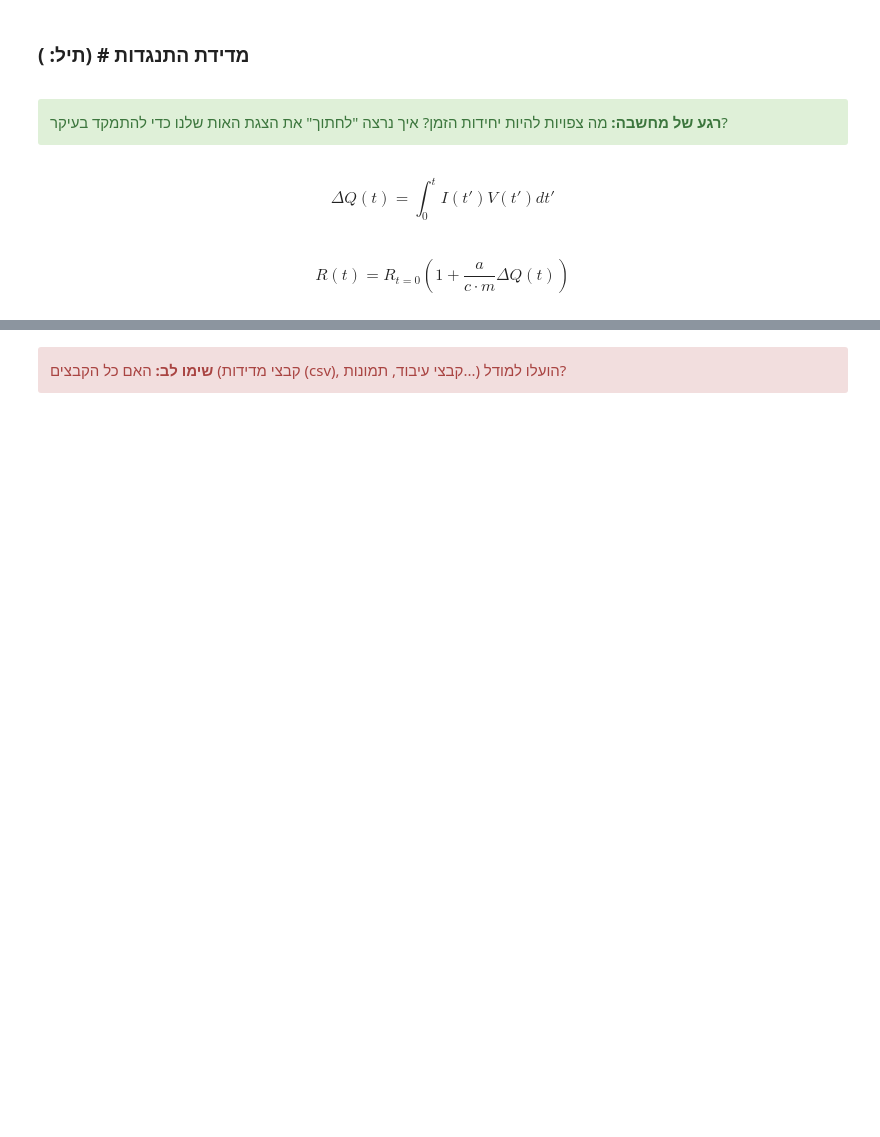
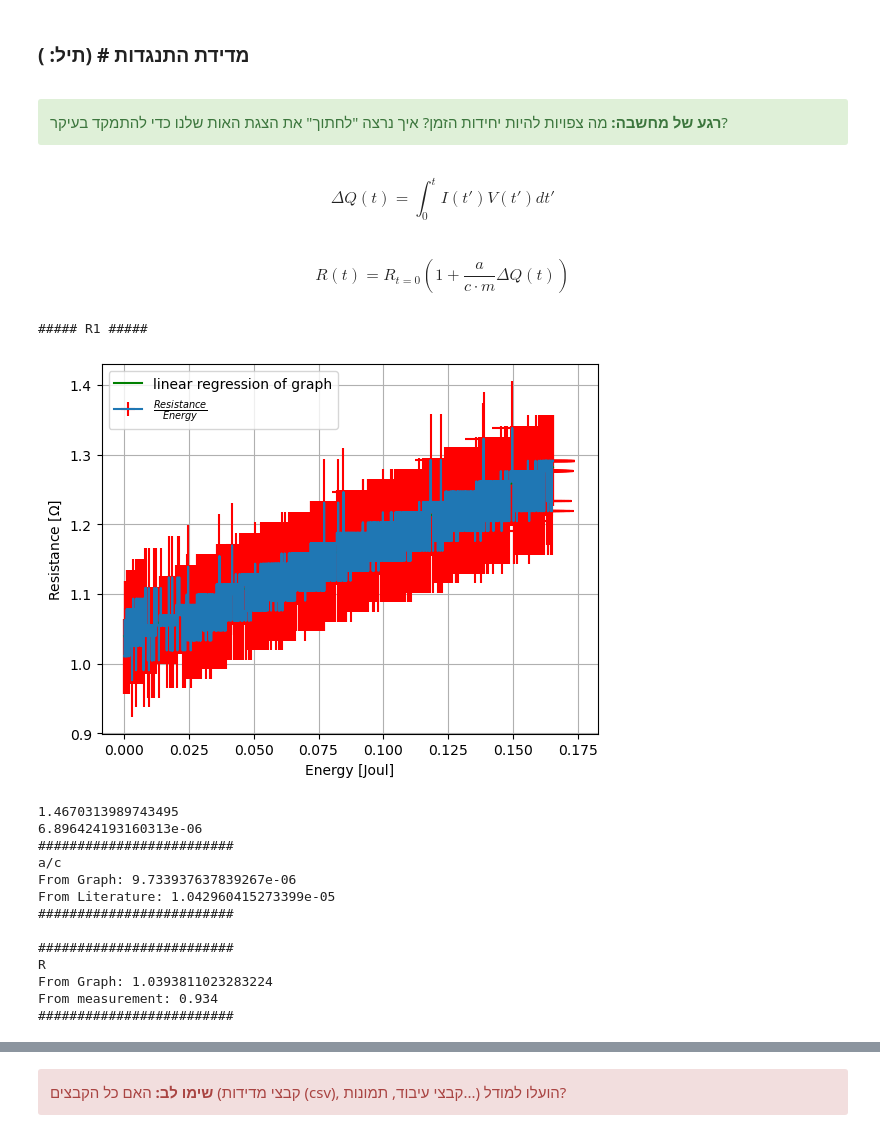
Before and after one commit to eranShalev/Resistance_Lab, a Jupyter notebook: Lab2_Resistance_LogBook_Arad_Eran.ipynb, the cells around one changed output, grey strips where cells are left out. Cells and saved outputs as stored; diff of their text form; code cells hidden in the pictures; blank space fills up the shorter version.

```diff
--- a/Lab2_Resistance_LogBook_Arad_Eran.ipynb
+++ b/Lab2_Resistance_LogBook_Arad_Eran.ipynb
@@ -217,6 +222,8 @@ def importData(filename):
     data = np.loadtxt(filename, delimiter=',', skiprows=59, usecols=[3,4,5])
     filtered_data = data[data[:, 1] >= 1]
     t, Vx, Vy = filtered_data.T
+
+    t = abs(np.min(t)) + t
 
     return t, Vx, Vy
 
@@ -230,7 +237,6 @@ def get_current_and_voltage(Vx, Vy):
 
     voltage_dict = { "value": V, "error": V_err }
     current_dict = { "value": I, "error": I_err}
-
     return current_dict, voltage_dict
 
 
@@ -239,7 +245,6 @@ def get_energy(I, V, t):
     Q_err = cumulative_trapezoid(np.sqrt(np.power(V["value"] * I["error"], 2) + np.power(I["value"] * V["error"], 2)), t, initial=0)
 
     Q_dict = { "value": Q, "error": Q_err }
-
     return Q_dict
 
 
@@ -250,16 +255,4 @@ def get_resistance(I, V):
 
     R_dict = { "value": R, "error": R_err }
     return R_dict
-
-
-def get_resistance_by_params(Q, roh, a, c, m):
-    print(k, k_err)
-    R = k * (1 + ((a * Q["value"]) / (c * m)))
-    R_err = np.sqrt(np.power((1 + ((a * Q["value"]) / (c * m))) * k_err * k_err, 2) + np.power(k * a / (c * m) * Q["error"], 2))
-
-    R_dict = { "value": R, "error": R_err }
-
-    print(R_dict)
-
-    return R_dict
 # %%
@@ -300,31 +286,49 @@ def IVRE(t, Vx, Vy, metal_type, roh=0):
 # %%
 ### Measurement of R1
 print("##### R1 #####")
 
 t, Vx, Vy = importData("Measurements//R1.CSV")
 I, V, R, E = IVRE(t, Vx, Vy, "co")
 
 plt.figure()
 
 # Resistance as a function of energy
-plt.plot(E["value"], R["value"], 'b', label="$\\frac{Resistance}{Energy}$")
+plt.errorbar(x=E["value"], y=R["value"], xerr=E["error"], yerr=R["error"], ecolor='r', label="$\\frac{Resistance}{Energy}$")
 
 
 plt.xlabel("Energy [Joul]")
 plt.ylabel("Resistance [$\\Omega$]")
 
+
 # Linear Regression of graph
-
-# fit = linregress(E["value"], R["value"])
-# slope, intercept, rvalue = fit.slope, fit.intercept, fit.rvalue
-# plt.plot(E["value"], E["value"] * slope + intercept, 'r', label='linear regression of graph')
+fit = linregress(E["value"], R["value"])
+slope, intercept = fit.slope, fit.intercept
+plt.plot(E["value"], E["value"] * slope + intercept, 'g',  label='linear regression of graph')
 
 plt.grid()
 plt.legend()
 plt.show()
 
 
-# print("#########################", f"\nFrom Graph: {slope * wire_surface / wire_length * mass_Cu}\nFrom Literature: {alpha_lit_Cu/hc_lit_Cu}", "\n#########################")
+print("#########################", "\na/c" f"\nFrom Graph: {slope  * mass_Cu / intercept}\nFrom Literature: {alpha_lit_Cu/hc_lit_Cu}", "\n#########################\n")
+
+print("#########################", "\nR" f"\nFrom Graph: {intercept}\nFrom measurement: {R_1}", "\n#########################")
+# %% [output]
+##### R1 #####
+[figure, added]
+1.4670313989743495
+6.896424193160313e-06
+#########################
+a/c
+From Graph: 9.733937637839267e-06
+From Literature: 1.042960415273399e-05
+#########################
+
+#########################
+R
+From Graph: 1.0393811023283224
+From measurement: 0.934
+#########################
 # %%
 ### Measurement of R3
 print("##### R3 #####")
```
Also changed, not shown: parts of 7 cells of this notebook.
